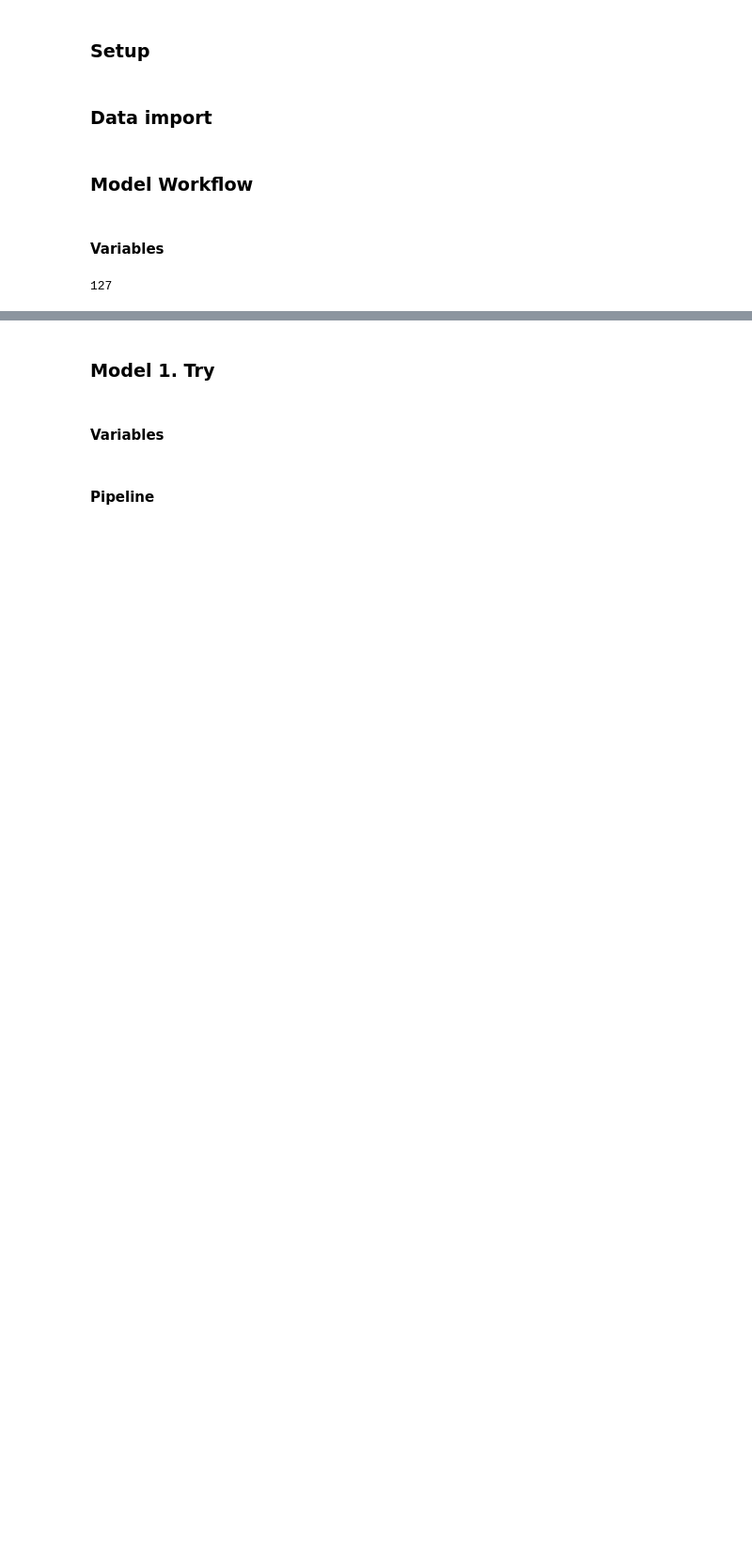
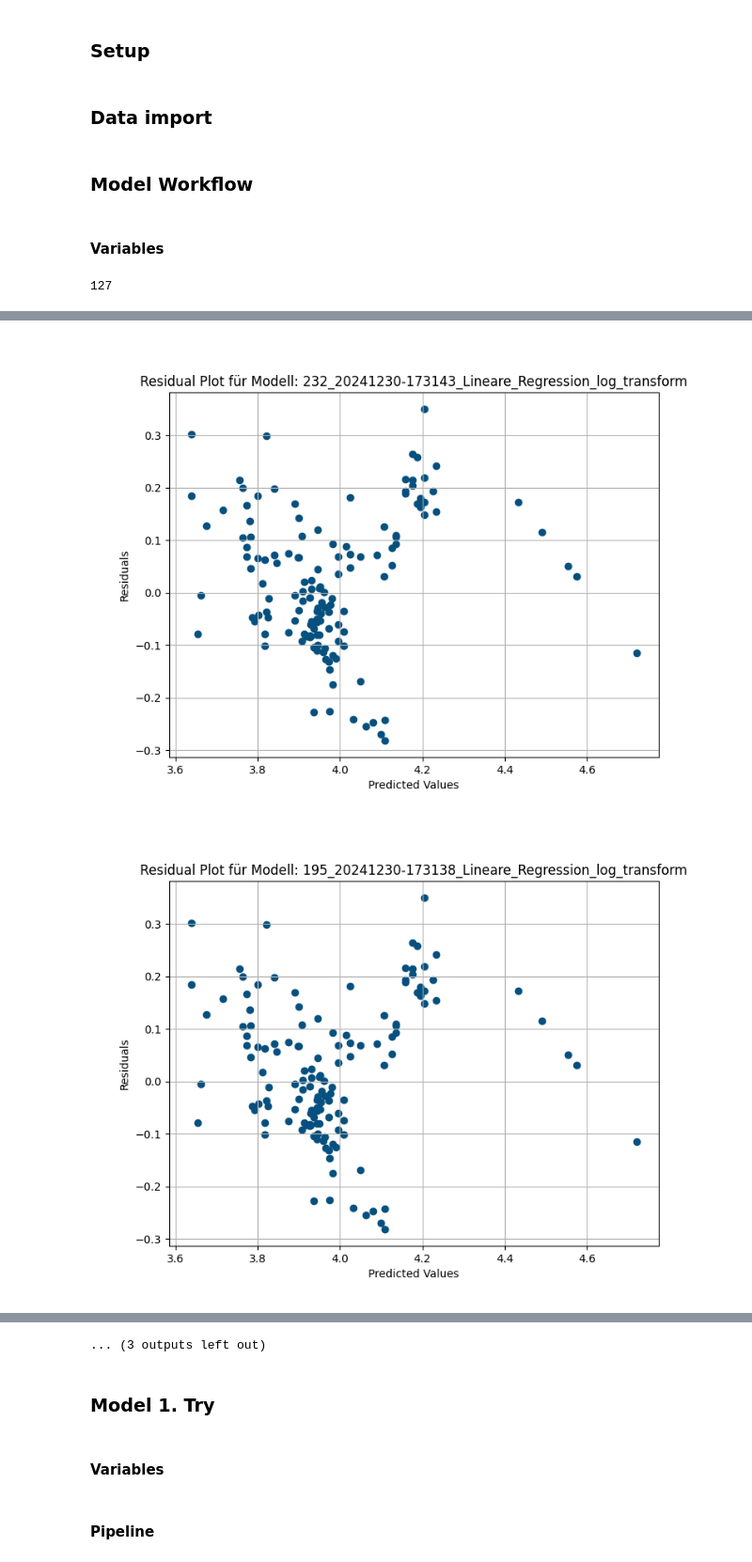
Before and after one commit to mm391-030401/project, a Jupyter notebook: notebooks/modeling.ipynb, the cells around one changed output, grey strips where cells are left out. Shown at 94% size. Saved outputs shown, nothing was run; the diff lists cells and outputs as text; code cells hidden in the pictures; blank space fills up the shorter version.

```diff
--- a/notebooks/modeling.ipynb
+++ b/notebooks/modeling.ipynb
@@ -269,0 +163,14 @@ NameError: name 'model_names_list' is not defined
+# %%
+data_transformed = data.copy()
+data_transformed[['retentionrate', 'rabatt_indexiert']] = data_transformed[['retentionrate', 'rabatt_indexiert']].apply(np.log)
+# %%
+# Modelltyp
+modeltype = "Lineare_Regression_log_transform"
+
+# Beginn der Modellnummerierung
+start_num = 128
+
+# Angabe ob Transformierung vorgenommen wurde
+is_log_transformed = True
+
+model_names_list_transformed = run_full_pipeline_with_featurelist(data_transformed, y_label, feature_list, modeltype, start_num, is_log_transformed)
@@ -269,0 +195,3 @@ NameError: name 'model_names_list' is not defined
+# %%
+final_df_transformed = generate_final_df(model_names_list_transformed)
+final_df_transformed
@@ -269,0 +215,6 @@ NameError: name 'model_names_list' is not defined
+# %%
+for name in final_df_transformed.data['Model']:
+    load_residual_plot(name)
+# %% [output]
+[figure, added]
+[figure, added]
@@ -270,3 +231,4 @@ NameError: name 'model_names_list' is not defined
+... (3 outputs left out)
 # %% [markdown]
 ### Model 1. Try
 # %% [markdown]
```
Also changed, not shown: parts of 14 cells of this notebook.
